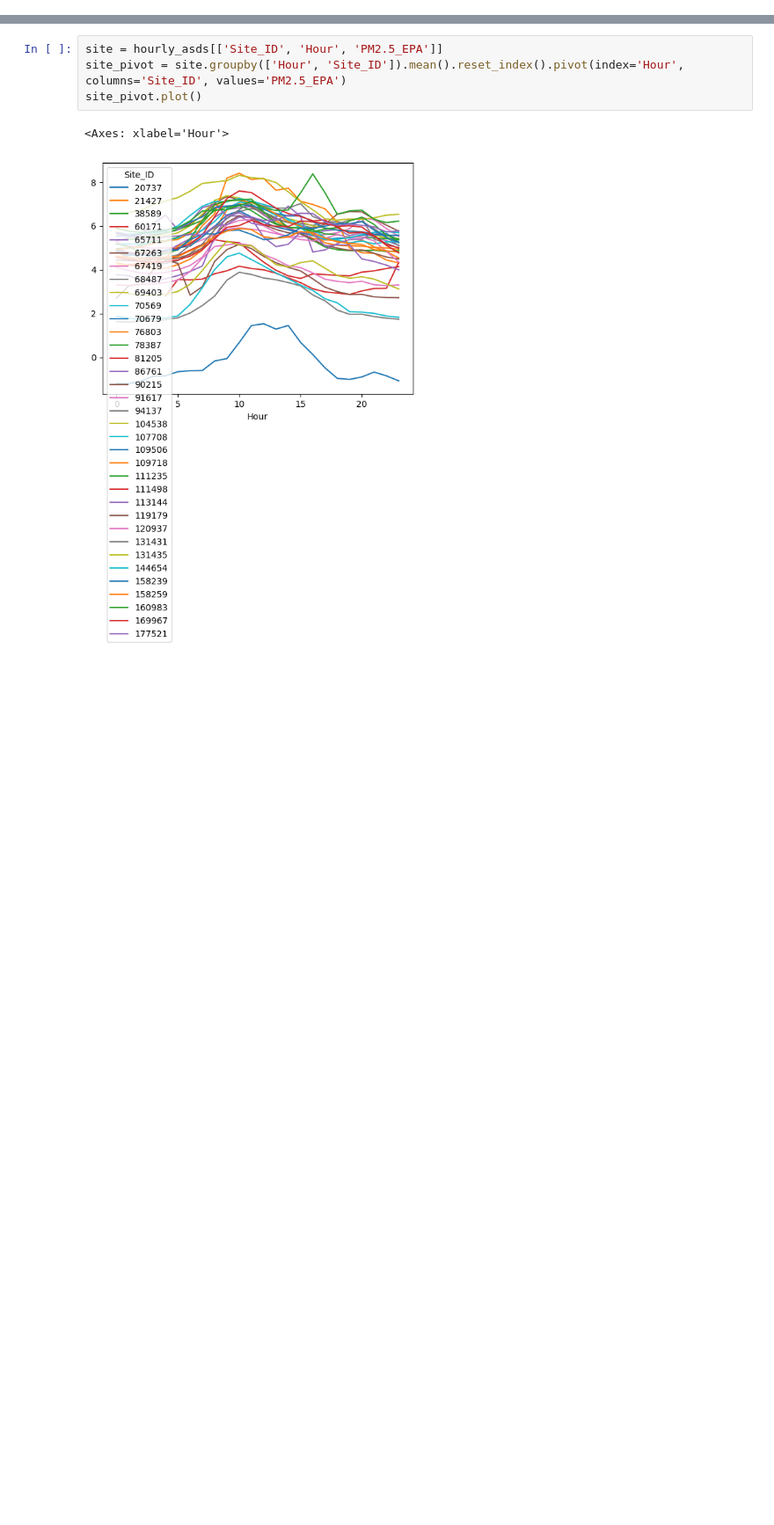
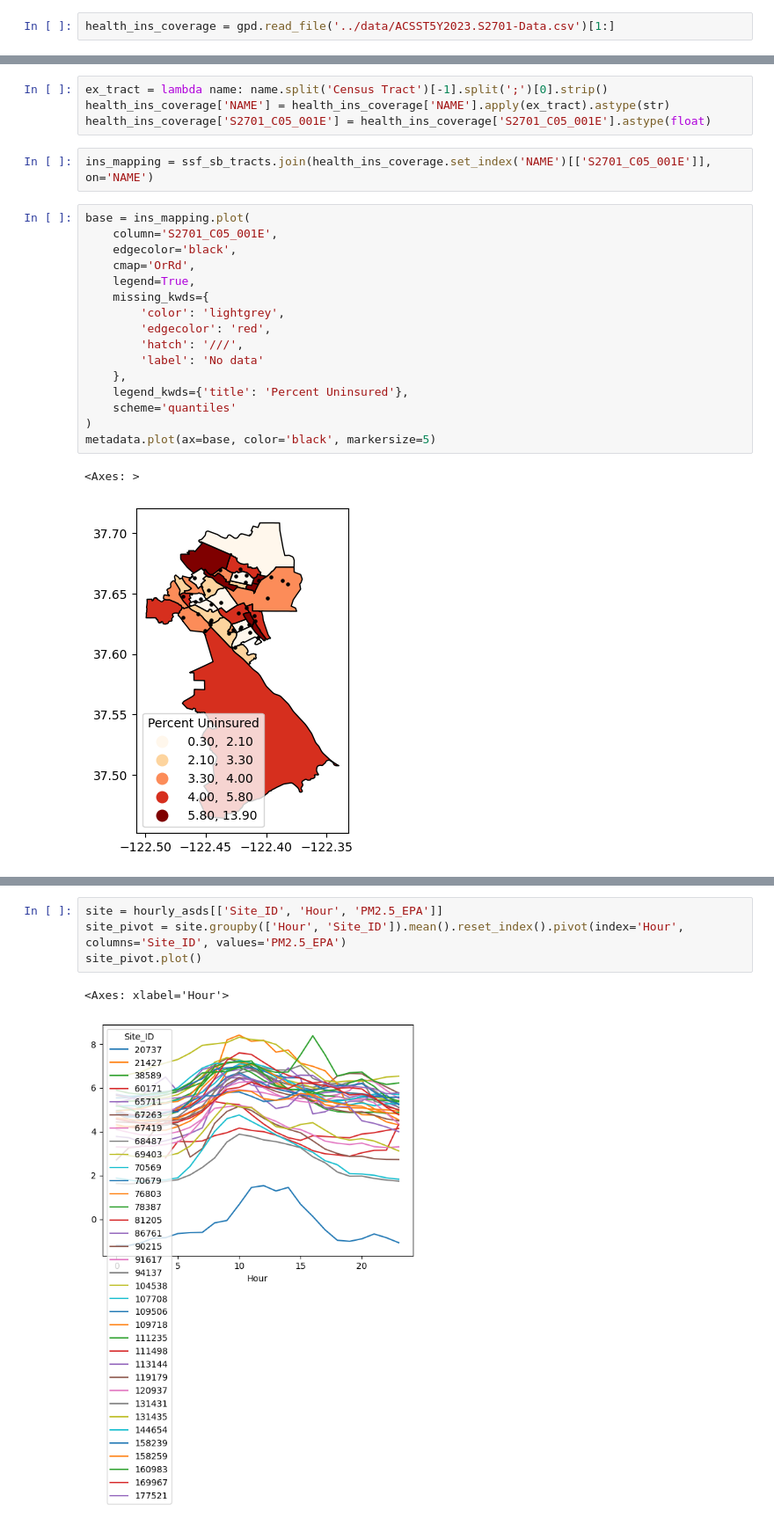
Before and after one commit to macks26/rise-south-city-dashboard, a Jupyter notebook: code/data_analysis_geo.ipynb, the cells around one changed output, grey strips where cells are left out. Shown: that part at 88% size. Drawn from its saved outputs; the diff is of its cells as text; blank space fills up the shorter version.

```diff
--- a/code/data_analysis_geo.ipynb
+++ b/code/data_analysis_geo.ipynb
@@ -57,0 +107,2 @@ array([ 20737,  21427,  38589,  60171,  65711,  67263,  67419,  68487,
+# %%
+health_ins_coverage = gpd.read_file('../data/ACSST5Y2023.S2701-Data.csv')[1:]
@@ -57,0 +130,25 @@ array([ 20737,  21427,  38589,  60171,  65711,  67263,  67419,  68487,
+# %%
+ex_tract = lambda name: name.split('Census Tract')[-1].split(';')[0].strip()
+health_ins_coverage['NAME'] = health_ins_coverage['NAME'].apply(ex_tract).astype(str)
+health_ins_coverage['S2701_C05_001E'] = health_ins_coverage['S2701_C05_001E'].astype(float)
+# %%
+ins_mapping = ssf_sb_tracts.join(health_ins_coverage.set_index('NAME')[['S2701_C05_001E']], on='NAME')
+# %%
+base = ins_mapping.plot(
+    column='S2701_C05_001E',
+    edgecolor='black',
+    cmap='OrRd',
+    legend=True,
+    missing_kwds={
+        'color': 'lightgrey',
+        'edgecolor': 'red',
+        'hatch': '///',
+        'label': 'No data'
+    },
+    legend_kwds={'title': 'Percent Uninsured'},
+    scheme='quantiles'
+)
+metadata.plot(ax=base, color='black', markersize=5)
+# %% [output]
+<Axes: >
+[figure, added]
```
Also changed, not shown: parts of 20 cells of this notebook, 11 other files.
